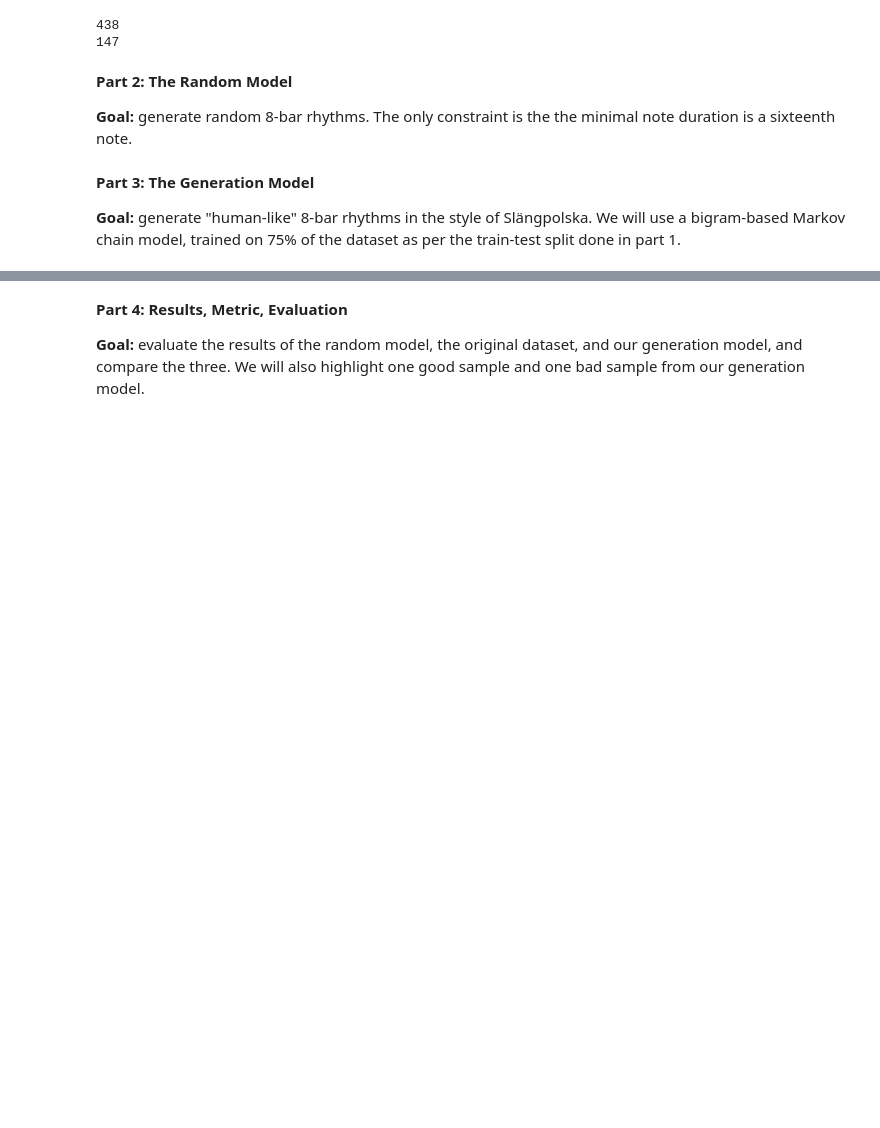
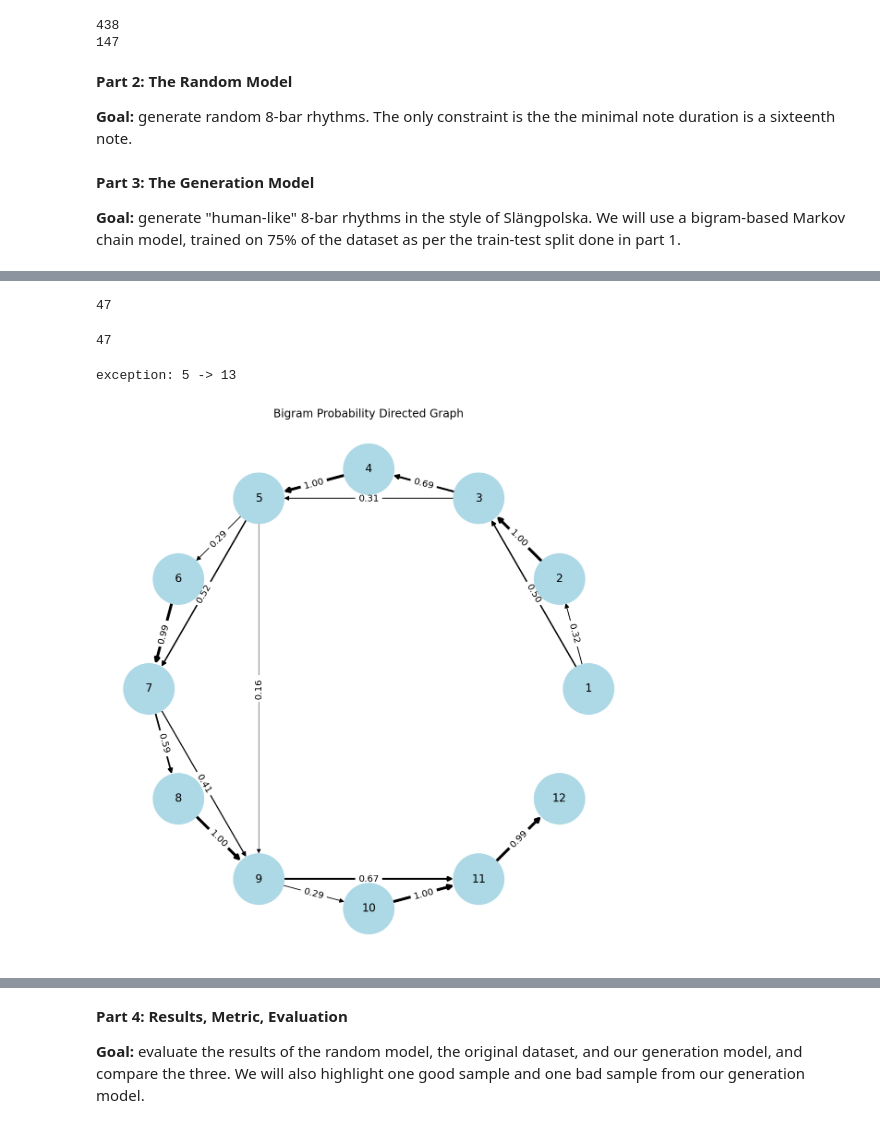
Before and after one commit to zwierski/dh-401-rhythm-generation-group-2, a Jupyter notebook: final_notebook.ipynb, the cells around one changed output, grey strips where cells are left out. Drawn from its saved outputs; the diff is of its cells as text; code cells hidden in the pictures; blank space fills up the shorter version.

Commit message:
Add markov model to final final_notebook.ipynb

```diff
--- a/final_notebook.ipynb
+++ b/final_notebook.ipynb
@@ -150,3 +161,6 @@ x_test.to_csv("test.csv", index=False)
 **Part 3: The Generation Model**
 
 **Goal:** generate "human-like" 8-bar rhythms in the style of Slängpolska. We will use a bigram-based Markov chain model, trained on 75% of the dataset as per the train-test split done in part 1.
+# %%
+markov_data = pd.read_csv('train.csv')
+markov_data.head()
@@ -152,0 +174,74 @@ x_test.to_csv("test.csv", index=False)
+# %%
+# change the note column to list
+markov_data['notes'] = markov_data['notes'].apply(ast.literal_eval)
+# %%
+# get the bigram of the music data
+bigram = []
+bigram_freq = defaultdict(int)
+
+# get the bigram of each song
+for i in range(len(markov_data)):
+    for bar in markov_data.loc[i,'notes']:
+        bigram.extend(zip(bar, bar[1:]))
+
+# print(bigram)
+
+# get the frequency of every bigram
+bigram_freq = dict(Counter(bigram))
+print(len(bigram_freq))
+# %% [output]
+47
+# %%
+# remove the identical bigram
+for key in bigram_freq:
+    if key[0] == key[1]:
+        key = (0,0)
+print(len(bigram_freq))
+# %% [output]
+47
+# %%
+# create the bigram matrix
+bigram_counts = np.zeros((12, 12))
+
+# Fill the bigram_counts matrix with the counts from bigram_freq
+for (w1, w2), count in bigram_freq.items():
+    try:
+        bigram_counts[w1 - 1, w2 - 1] = count
+    except:
+        print('exception:', w1,'->', w2)
+
+# Normalize each row to create the transition probability matrix
+row_sums = bigram_counts.sum(axis=1, keepdims=True)
+bigram_prob = bigram_counts / row_sums
+# %% [output]
+exception: 5 -> 13
+# %%
+# use networkx to visualize the bigram matrix
+note_labels = ['1', '2', '3', '4', '5', '6', '7', '8', '9', '10', '11', '12']
+
+# Create a directed graph from the bigram probabilities
+G = nx.DiGraph()
+for i, row in enumerate(bigram_prob):
+    for j, prob in enumerate(row):
+        if prob > 0.1:
+            G.add_edge(note_labels[i], note_labels[j], weight=prob)
+
+# Visualize the directed graph
+plt.figure(figsize=(8,8))
+
+# Create a circular layout with the correct order
+pos = {note_labels[i]: (np.cos(2 * np.pi * i / 12), np.sin(2 * np.pi * i / 12)) for i in range(12)}
+
+# Calculate edge widths based on their weights
+edge_weights = nx.get_edge_attributes(G, 'weight')
+edge_widths = [d * 3 for d in edge_weights.values()]
+
+# Draw the graph with the calculated edge widths and custom positions
+nx.draw(G, pos, node_color='lightblue', with_labels=True, node_size=3000, width=edge_widths)
+labels = nx.get_edge_attributes(G, 'weight')
+nx.draw_networkx_edge_labels(G, pos, edge_labels={(u, v): f"{d:.2f}" for (u, v), d in labels.items()})
+plt.title('Bigram Probability Directed Graph')
+plt.savefig('bigram_probability_directed_graph.png', dpi=300, bbox_inches='tight')
+plt.show()
+# %% [output]
+[figure, added]
```
Also changed, not shown: parts of 9 cells of this notebook, 3 other files.
